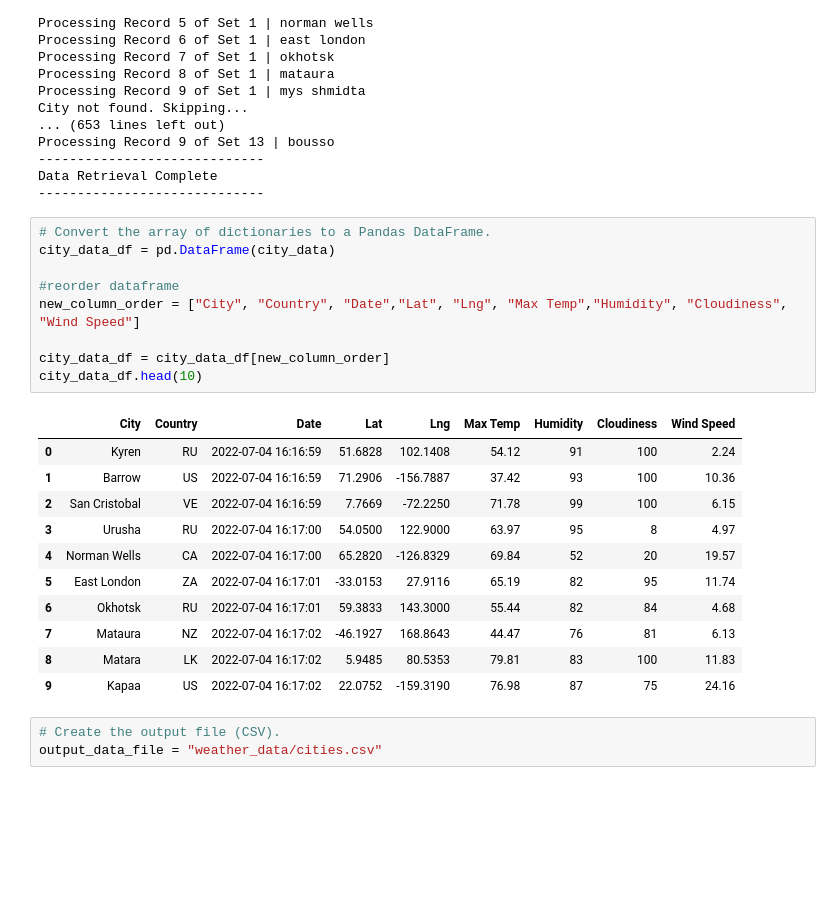
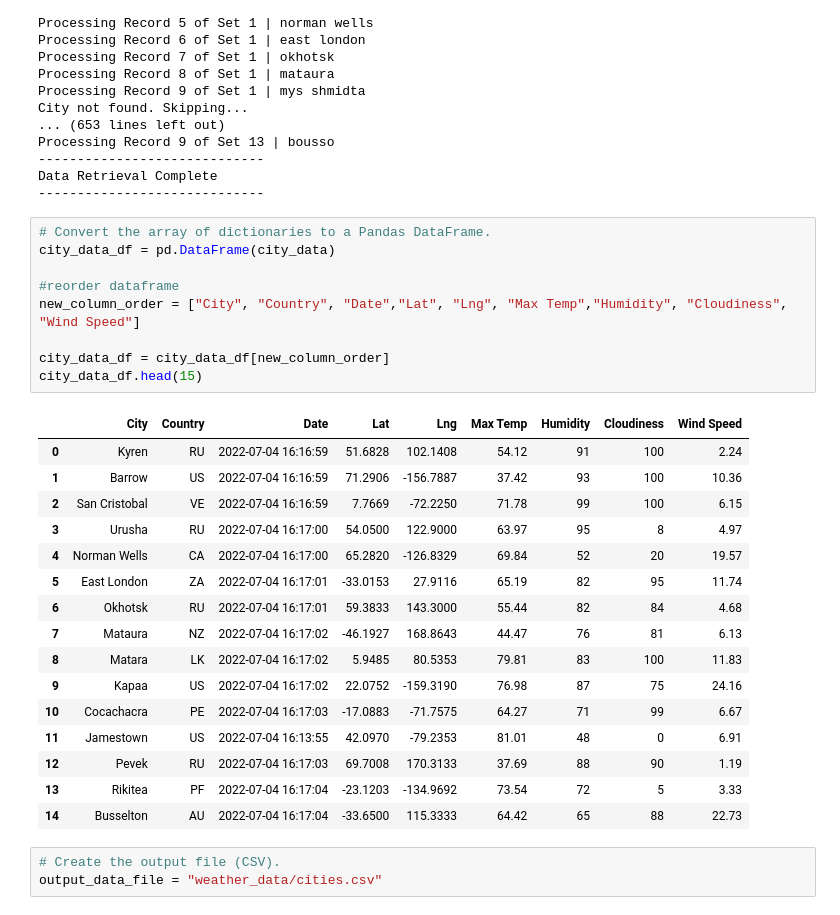
Before and after one commit to cbarnes0815/World_Weather_Analysis, a Jupyter notebook: WeatherPy.ipynb, the cells around one changed output. Saved outputs shown, nothing was run; the diff lists cells and outputs as text; blank space fills up the shorter version.

```diff
--- a/WeatherPy.ipynb
+++ b/WeatherPy.ipynb
@@ -152,24 +152,29 @@ Data Retrieval Complete
 # %%
 # Convert the array of dictionaries to a Pandas DataFrame.
 city_data_df = pd.DataFrame(city_data)
 
 #reorder dataframe
 new_column_order = ["City", "Country", "Date","Lat", "Lng", "Max Temp","Humidity", "Cloudiness", "Wind Speed"]
 
 city_data_df = city_data_df[new_column_order]
-city_data_df.head(10)
+city_data_df.head(15)
 # %% [output]
 |  | City | Country | Date | Lat | Lng | Max Temp | Humidity | Cloudiness | Wind Speed |
 | 0 | Kyren | RU | 2022-07-04 16:16:59 | 51.6828 | 102.1408 | 54.12 | 91 | 100 | 2.24 |
 | 1 | Barrow | US | 2022-07-04 16:16:59 | 71.2906 | -156.7887 | 37.42 | 93 | 100 | 10.36 |
 | 2 | San Cristobal | VE | 2022-07-04 16:16:59 | 7.7669 | -72.2250 | 71.78 | 99 | 100 | 6.15 |
 | 3 | Urusha | RU | 2022-07-04 16:17:00 | 54.0500 | 122.9000 | 63.97 | 95 | 8 | 4.97 |
 | 4 | Norman Wells | CA | 2022-07-04 16:17:00 | 65.2820 | -126.8329 | 69.84 | 52 | 20 | 19.57 |
 | 5 | East London | ZA | 2022-07-04 16:17:01 | -33.0153 | 27.9116 | 65.19 | 82 | 95 | 11.74 |
 | 6 | Okhotsk | RU | 2022-07-04 16:17:01 | 59.3833 | 143.3000 | 55.44 | 82 | 84 | 4.68 |
 | 7 | Mataura | NZ | 2022-07-04 16:17:02 | -46.1927 | 168.8643 | 44.47 | 76 | 81 | 6.13 |
 | 8 | Matara | LK | 2022-07-04 16:17:02 | 5.9485 | 80.5353 | 79.81 | 83 | 100 | 11.83 |
 | 9 | Kapaa | US | 2022-07-04 16:17:02 | 22.0752 | -159.3190 | 76.98 | 87 | 75 | 24.16 |
+| 10 | Cocachacra | PE | 2022-07-04 16:17:03 | -17.0883 | -71.7575 | 64.27 | 71 | 99 | 6.67 |
+| 11 | Jamestown | US | 2022-07-04 16:13:55 | 42.0970 | -79.2353 | 81.01 | 48 | 0 | 6.91 |
+| 12 | Pevek | RU | 2022-07-04 16:17:03 | 69.7008 | 170.3133 | 37.69 | 88 | 90 | 1.19 |
+| 13 | Rikitea | PF | 2022-07-04 16:17:04 | -23.1203 | -134.9692 | 73.54 | 72 | 5 | 3.33 |
+| 14 | Busselton | AU | 2022-07-04 16:17:04 | -33.6500 | 115.3333 | 64.42 | 65 | 88 | 22.73 |
 # %%
 # Create the output file (CSV).
 output_data_file = "weather_data/cities.csv"
```
Also changed, not shown: parts of 19 cells of this notebook.
